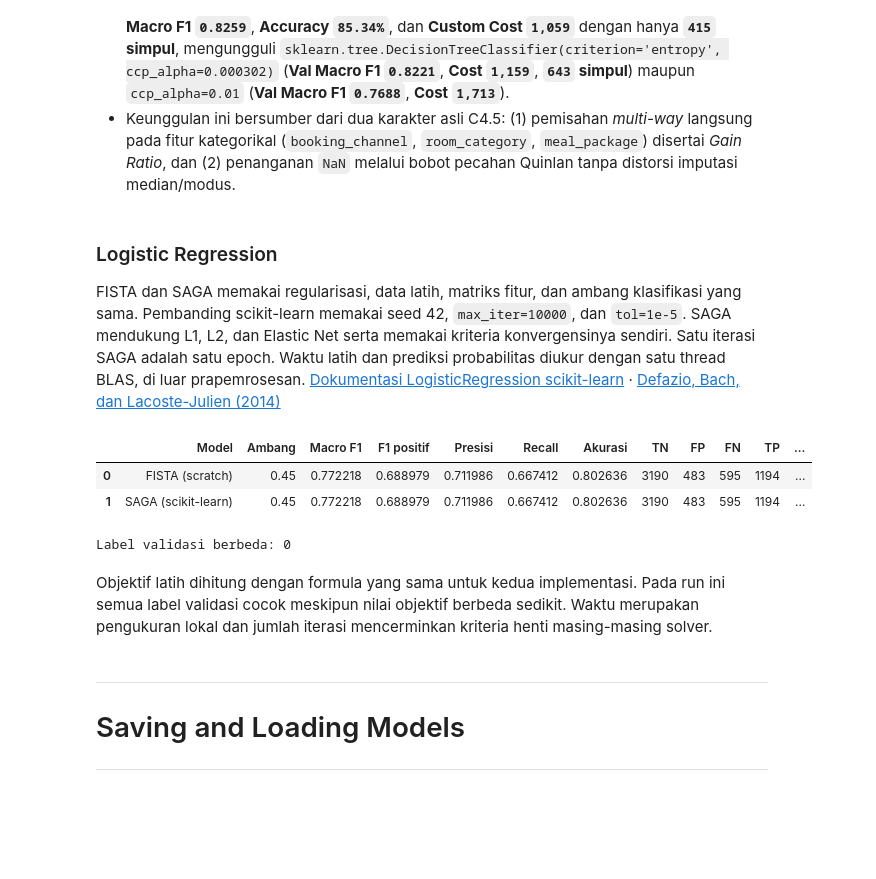
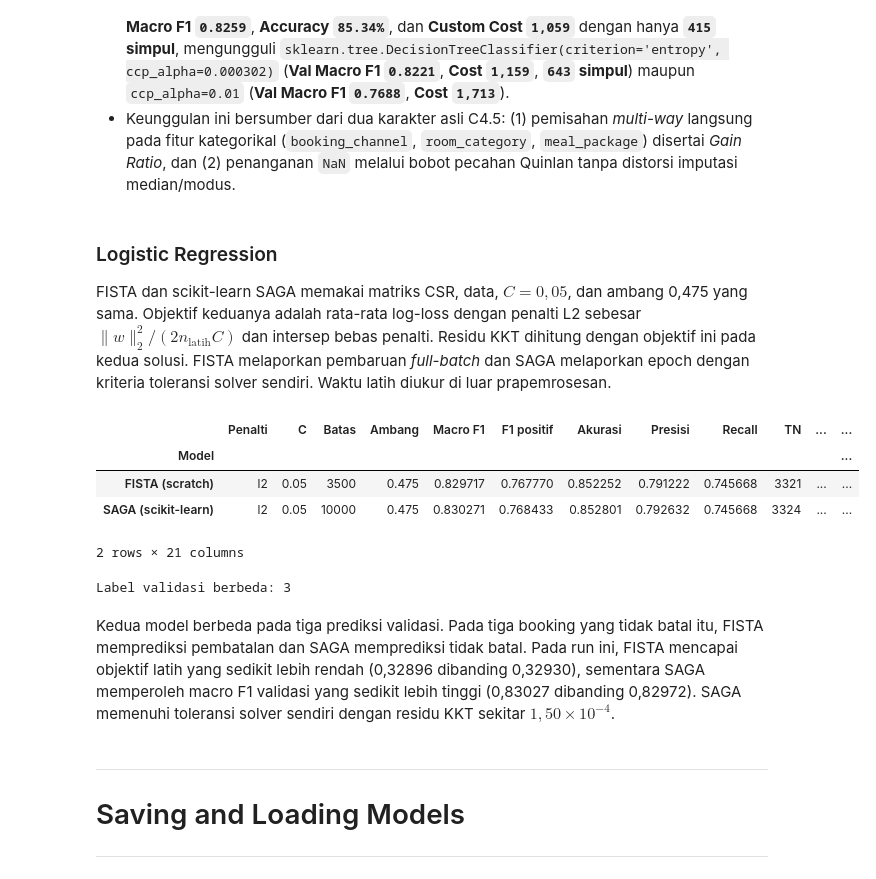
Before and after one commit to mhps-null/IF3170_G15_MessiLearning, a Jupyter notebook: notebooks/Copy_of_Notebook_Template_Tugas_Besar_2_IF3170_Inteligensi_Artifisial_2026_2027.ipynb, the cells around one changed output. Drawn from its saved outputs; the diff is of its cells as text; code cells hidden in the pictures; blank space fills up the shorter version.

Commit message:
feat: integrated updated exhaustive feature engineering logistic regression to notebook

```diff
--- a/notebooks/Copy_of_Notebook_Template_Tugas_Besar_2_IF3170_Inteligensi_Artifisial_2026_2027.ipynb
+++ b/notebooks/Copy_of_Notebook_Template_Tugas_Besar_2_IF3170_Inteligensi_Artifisial_2026_2027.ipynb
@@ -3129,57 +3011,50 @@ display(df_c45_sklearn_comp.round(4))
 # %% [markdown]
 ### Logistic Regression
 
-FISTA dan SAGA memakai regularisasi, data latih, matriks fitur, dan ambang klasifikasi yang sama. Pembanding scikit-learn memakai seed 42, `max_iter=10000`, dan `tol=1e-5`. SAGA mendukung L1, L2, dan Elastic Net serta memakai kriteria konvergensinya sendiri. Satu iterasi SAGA adalah satu epoch. Waktu latih dan prediksi probabilitas diukur dengan satu thread BLAS, di luar prapemrosesan. [Dokumentasi LogisticRegression scikit-learn](https://scikit-learn.org/1.6/modules/generated/sklearn.linear_model.LogisticRegression.html) · [Defazio, Bach, dan Lacoste-Julien (2014)](https://arxiv.org/abs/1407.0202)
+FISTA dan scikit-learn SAGA memakai matriks CSR, data, $C=0{,}05$, dan ambang 0,475 yang sama. Objektif keduanya adalah rata-rata log-loss dengan penalti L2 sebesar $\lVert w\rVert_2^2/(2n_{\mathrm{latih}}C)$ dan intersep bebas penalti. Residu KKT dihitung dengan objektif ini pada kedua solusi. FISTA melaporkan pembaruan *full-batch* dan SAGA melaporkan epoch dengan kriteria toleransi solver sendiri. Waktu latih diukur di luar prapemrosesan.
 # %%
-logreg_sklearn_kwargs = {
-    "solver": "saga", "penalty": logreg_model.penalty, "C": float(logreg_best["C"]),
-    "max_iter": 10000, "tol": 1e-5, "random_state": CFG.SEED,
-}
-if logreg_model.penalty == "elasticnet":
-    logreg_sklearn_kwargs["l1_ratio"] = float(logreg_best["l1_ratio"])
+logreg_sklearn = SklearnLogisticRegression(
+    solver="saga", C=logreg_c, max_iter=10000, tol=1e-5, random_state=CFG.SEED,
+)
+logreg_start = time.perf_counter()
+logreg_sklearn.fit(logreg_X_train, y_train)
+logreg_sklearn_seconds = time.perf_counter() - logreg_start
+logreg_sklearn_proba = logreg_sklearn.predict_proba(logreg_X_validation)[:, 1]
+logreg_sklearn_pred = (logreg_sklearn_proba >= logreg_threshold).astype(int)
 
-logreg_sklearn = SklearnLogisticRegression(**logreg_sklearn_kwargs)
-logreg_sklearn_fit_time = fit_logreg(logreg_sklearn, X_train_logreg_array, y_train)
-logreg_sklearn_proba, logreg_sklearn_predict_time = logreg_validation_proba(
-    logreg_sklearn, X_val_logreg_array,
-)
-logreg_sklearn_pred = (logreg_sklearn_proba >= logreg_threshold).astype(int)
-logreg_saga_iter = int(logreg_sklearn.n_iter_[0])
-logreg_saga_converged = logreg_saga_iter < logreg_sklearn.max_iter
-
-logreg_saga_weights = logreg_sklearn.coef_[0]
-logreg_saga_logits = logreg_sklearn.decision_function(X_train_logreg_array)
-logreg_rho = float(logreg_best["l1_ratio"])
-logreg_sklearn_objective = (
-    np.logaddexp(0.0, (1 - 2 * y_train) * logreg_saga_logits).mean()
-    + logreg_model.reg_lambda * (
-        logreg_rho * np.abs(logreg_saga_weights).sum()
-        + (1 - logreg_rho) * np.dot(logreg_saga_weights, logreg_saga_weights) / 2
-    )
+saga_weights = logreg_sklearn.coef_[0]
+label_sign = 1.0 - 2.0 * y_train
+saga_signed_logits = label_sign * logreg_sklearn.decision_function(logreg_X_train)
+saga_gradient = logreg_model._smooth_gradient(
+    logreg_X_train, label_sign, saga_signed_logits, saga_weights, logreg_model.reg_lambda,
 )
 df_logreg_comparison = pd.DataFrame([
     {
         **logreg_metrics, "Model": "FISTA (scratch)",
-        "Objektif latih": logreg_model.compute_loss(X_train_logreg_array, y_train),
-        "Iterasi": logreg_model.n_iter_, "Konvergen": logreg_model.converged_,
+        "Objektif latih": logreg_model.compute_loss(logreg_X_train, y_train),
     },
     {
-        "Model": "SAGA (scikit-learn)", "Ambang": logreg_threshold,
+        "Model": "SAGA (scikit-learn)", "Penalti": "l2",
+        "C": logreg_c, "Batas": logreg_sklearn.max_iter, "Ambang": logreg_threshold,
         **logreg_scores(y_validation, logreg_sklearn_pred),
-        "Latih (s)": logreg_sklearn_fit_time, "Probabilitas validasi (s)": logreg_sklearn_predict_time,
-        "Objektif latih": logreg_sklearn_objective,
-        "Iterasi": logreg_saga_iter, "Konvergen": logreg_saga_converged,
+        "Kolom": logreg_X_train.shape[1], "Koefisien nonnol": np.count_nonzero(saga_weights),
+        "Latih (s)": logreg_sklearn_seconds, "Iterasi": logreg_sklearn.n_iter_[0],
+        "Status henti": "Toleransi SAGA" if logreg_sklearn.n_iter_[0] < logreg_sklearn.max_iter else "Batas iterasi",
+        "Residu KKT": logreg_model._kkt_residual(saga_weights, saga_gradient, 0.0),
+        "Objektif latih": logreg_model._smooth_loss(saga_signed_logits, saga_weights, logreg_model.reg_lambda),
     },
-])
-display(df_logreg_comparison.round(6))
+]).set_index("Model")
+display(df_logreg_comparison.round(8))
 print(f"Label validasi berbeda: {np.count_nonzero(logreg_val_pred != logreg_sklearn_pred):,}")
 # %% [output]
-|  | Model | Ambang | Macro F1 | F1 positif | Presisi | Recall | Akurasi | TN | FP | FN | TP | ... |
-| 0 | FISTA (scratch) | 0.45 | 0.772218 | 0.688979 | 0.711986 | 0.667412 | 0.802636 | 3190 | 483 | 595 | 1194 | ... |
-| 1 | SAGA (scikit-learn) | 0.45 | 0.772218 | 0.688979 | 0.711986 | 0.667412 | 0.802636 | 3190 | 483 | 595 | 1194 | ... |
+|  | Penalti | C | Batas | Ambang | Macro F1 | F1 positif | Akurasi | Presisi | Recall | TN | ... | ... |
+| Model |  |  |  |  |  |  |  |  |  |  |  | ... |
+| FISTA (scratch) | l2 | 0.05 | 3500 | 0.475 | 0.829717 | 0.767770 | 0.852252 | 0.791222 | 0.745668 | 3321 | ... | ... |
+| SAGA (scikit-learn) | l2 | 0.05 | 10000 | 0.475 | 0.830271 | 0.768433 | 0.852801 | 0.792632 | 0.745668 | 3324 | ... | ... |
-Label validasi berbeda: 0
+2 rows × 21 columns
+Label validasi berbeda: 3
 # %% [markdown]
-Objektif latih dihitung dengan formula yang sama untuk kedua implementasi. Pada run ini semua label validasi cocok meskipun nilai objektif berbeda sedikit. Waktu merupakan pengukuran lokal dan jumlah iterasi mencerminkan kriteria henti masing-masing solver.
+Kedua model berbeda pada tiga prediksi validasi. Pada tiga booking yang tidak batal itu, FISTA memprediksi pembatalan dan SAGA memprediksi tidak batal. Pada run ini, FISTA mencapai objektif latih yang sedikit lebih rendah (0,32896 dibanding 0,32930), sementara SAGA memperoleh macro F1 validasi yang sedikit lebih tinggi (0,83027 dibanding 0,82972). SAGA memenuhi toleransi solver sendiri dengan residu KKT sekitar $1{,}50\times10^{-4}$.
 # %% [markdown]
 ---
 
```
Also changed, not shown: parts of 20 cells of this notebook.
